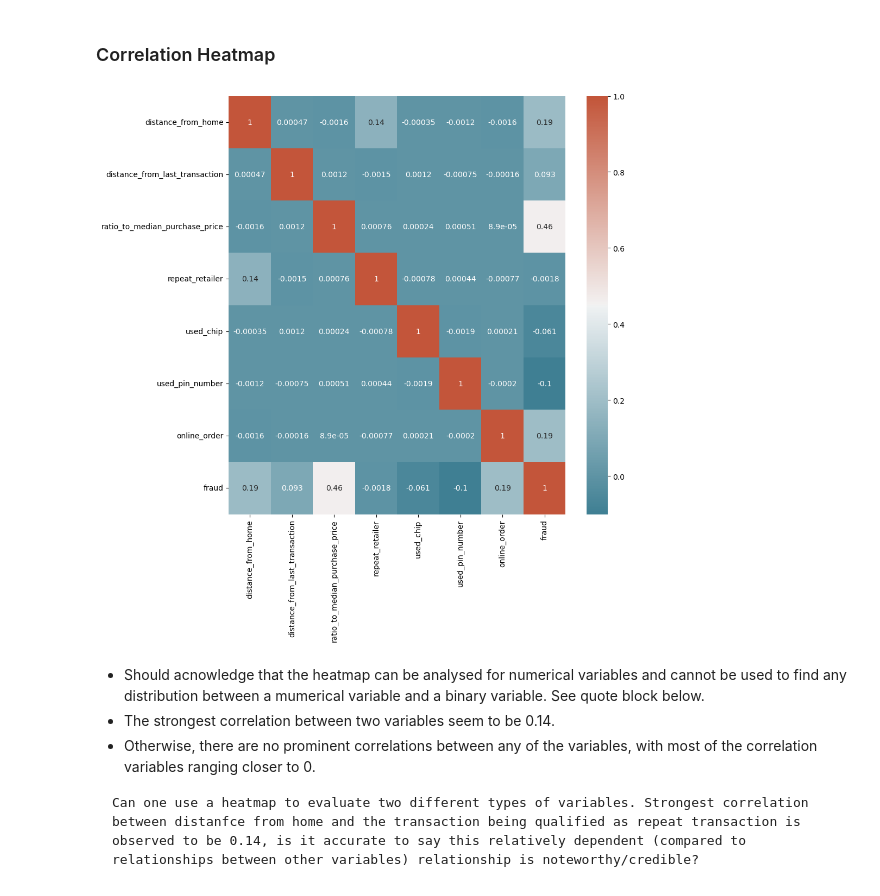
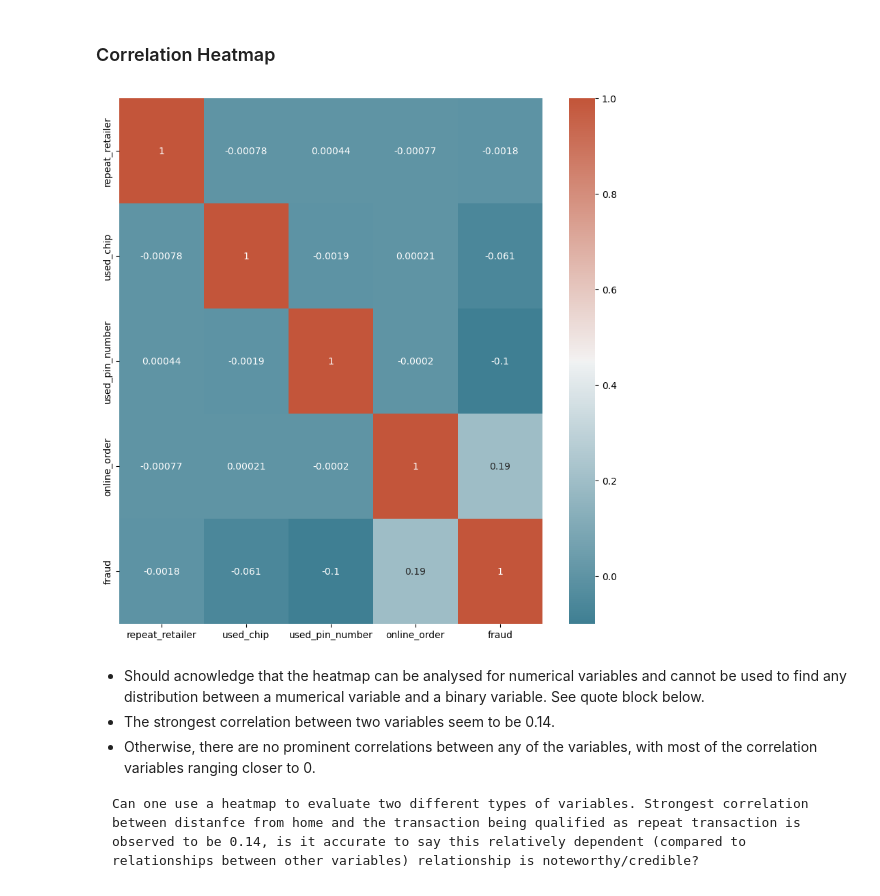
Before and after one commit to KarimKhalil33/CreditCard-Fraud-Data-Analysis, a Jupyter notebook: analysis/analysis1.ipynb, the cells around one changed output. Drawn from its saved outputs; the diff is of its cells as text; code cells hidden in the pictures.

Commit message:
added new plots

```diff
--- a/analysis/analysis1.ipynb
+++ b/analysis/analysis1.ipynb
@@ -119,16 +119,18 @@ How to distinguish between binary variables (variables which are 0 and 1 to indi
 ### Correlation Heatmap
 # %%
 #understand if any correlation exists between any of the variables in the dataset
-corr = df.corr() #generates a table of all correlations between each variable
+col_dropped = ['distance_from_home','distance_from_last_transaction','ratio_to_median_purchase_price']
+df_bin = df.drop(col_dropped, axis = 1)
+corr = df_bin.corr() #generates a table of all correlations between each variable
 #Creates and changes the figure and axis size to accomodate all information
 fig, ax = plt.subplots(figsize=(10, 10))
 heatmap = sns.heatmap(corr, xticklabels = corr.columns,
             yticklabels=corr.columns,
             annot=True,
             cmap = sns.diverging_palette(220,20,as_cmap=True))
 plt.show(heatmap)
 # %% [output]
-[figure, old version]
+[figure, new version]
 # %% [markdown]
 - Should acnowledge that the heatmap can be analysed for numerical variables and cannot be used to find any distribution between a mumerical variable and a binary variable. See quote block below.
 - The strongest correlation between two variables seem to be 0.14.
```
Also changed, not shown: parts of 11 cells of this notebook, 1 other file.
